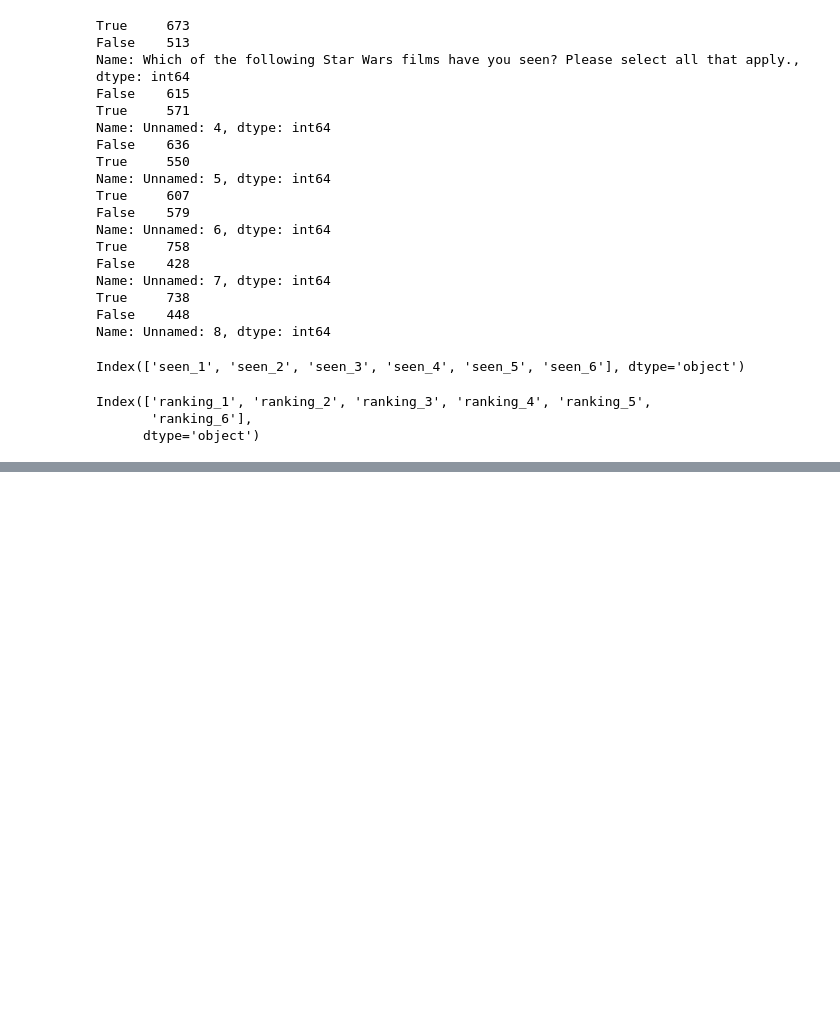
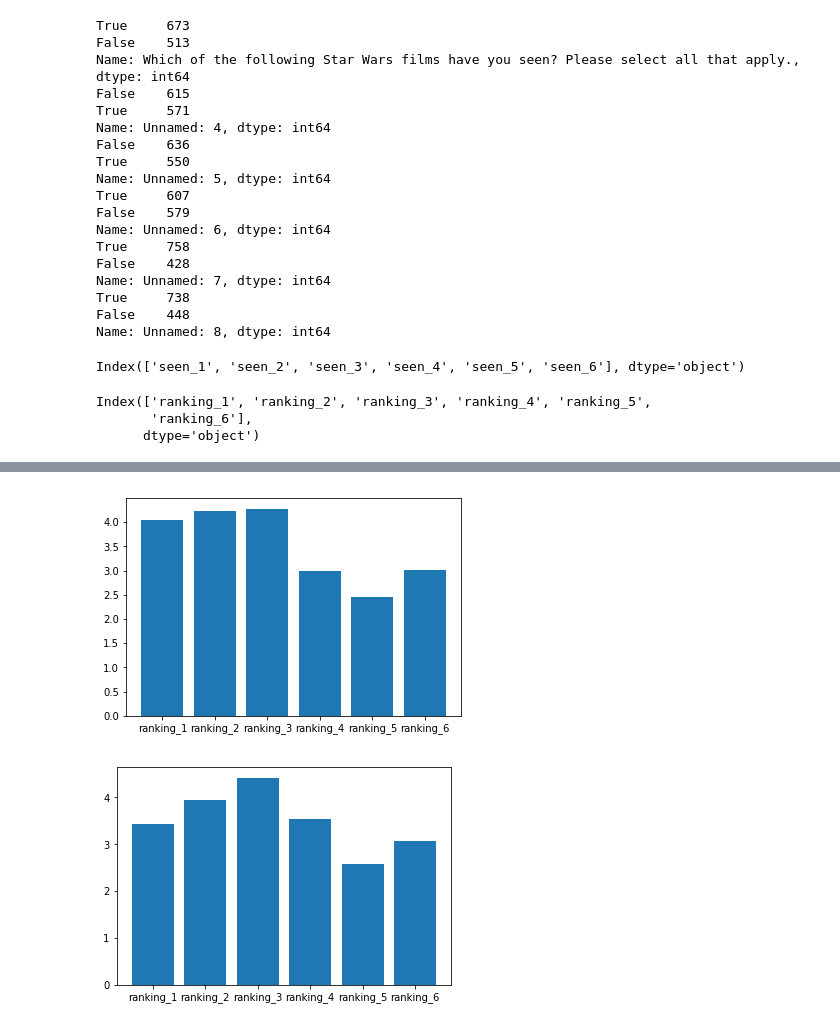
Before and after one commit to hsdistefa/starwars-survey-analysis, a Jupyter notebook: star_wars_survey_analysis.ipynb, the cells around one changed output, grey strips where cells are left out. Cells and saved outputs as stored; diff of their text form; code cells hidden in the pictures; blank space fills up the shorter version.

Commit message:
Added male female analysis

```diff
--- a/star_wars_survey_analysis.ipynb
+++ b/star_wars_survey_analysis.ipynb
@@ -144,0 +145,12 @@ plt.barh(star_wars.columns[1:15], sums)
+# %%
+males = star_wars[star_wars['Gender'] == 'Male']
+females = star_wars[star_wars['Gender'] == 'Female']
+# %%
+plt.bar(star_wars.columns[9:15], males[males.columns[9:15]].mean(axis=0))
+plt.show()
+
+plt.bar(star_wars.columns[9:15], females[females.columns[9:15]].mean(axis=0))
+plt.show()
+# %% [output]
+[figure, added]
+[figure, added]
```
Also changed, not shown: parts of 3 cells of this notebook.
